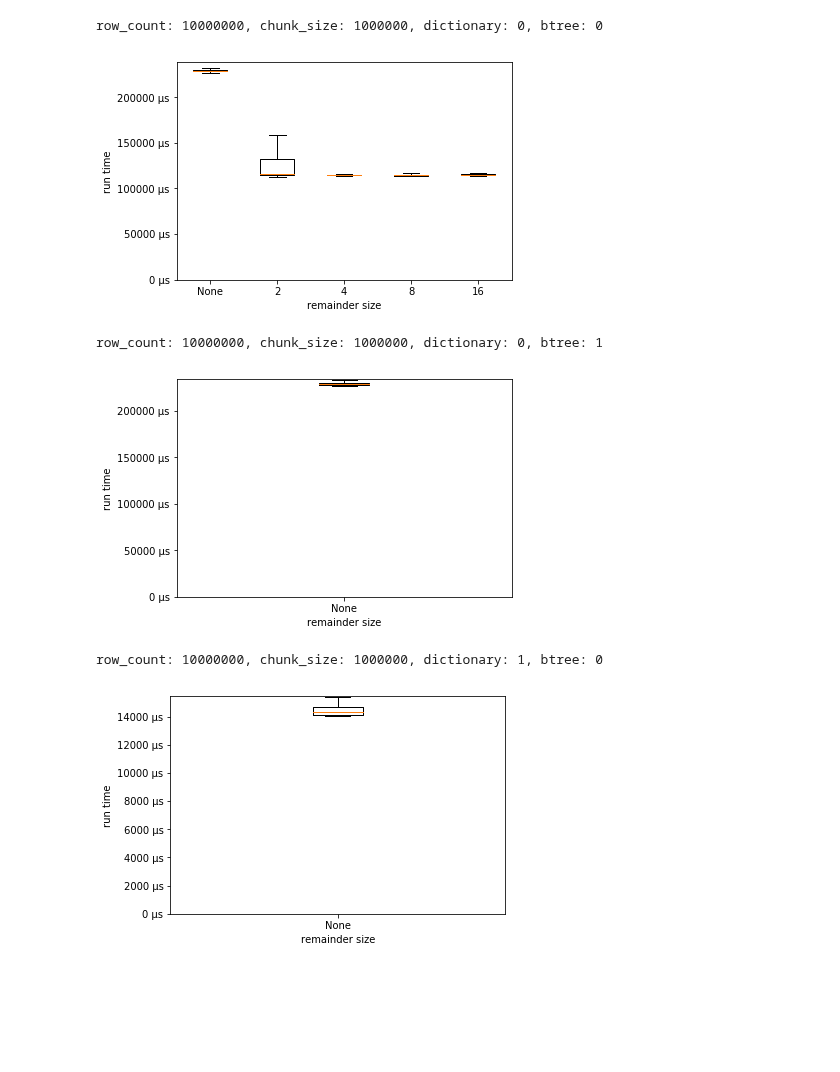
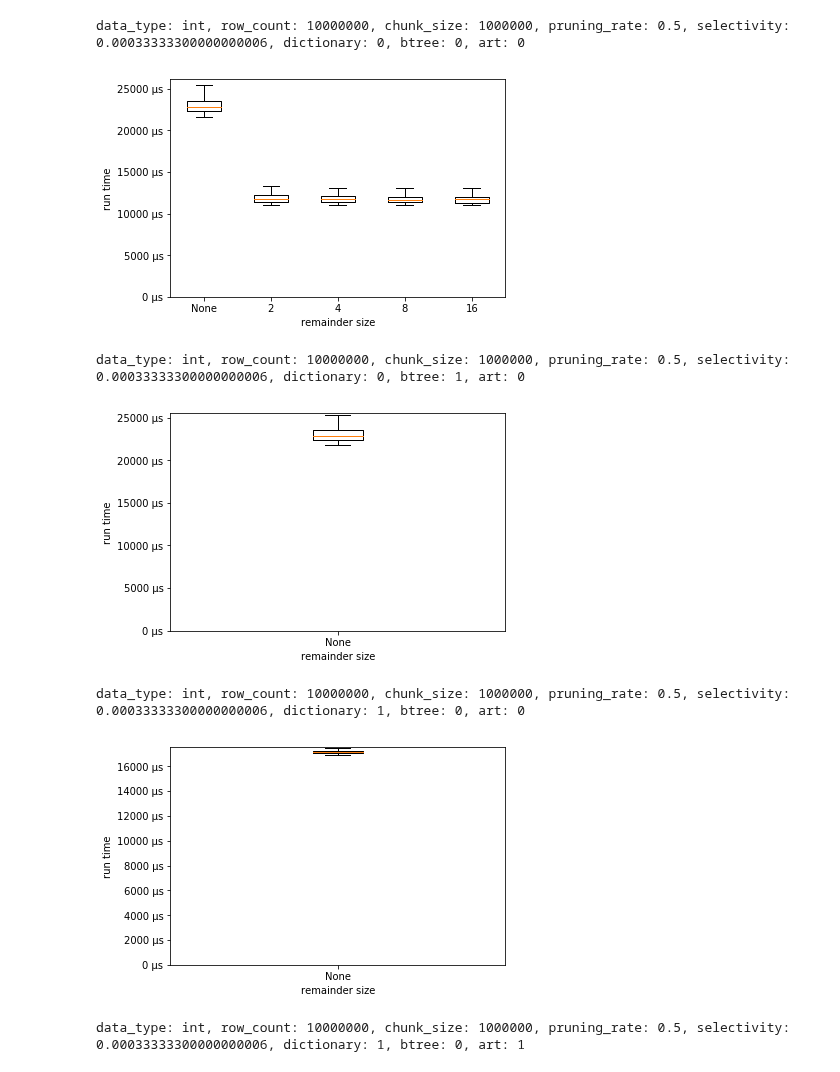
Before and after one commit to ArneMayer/MasterarbeitJupyter, a Jupyter notebook: cqf_vs_std.ipynb, the cells around one changed output. Cells and saved outputs as stored; diff of their text form; code cells hidden in the pictures; blank space fills up the shorter version.

```diff
--- a/cqf_vs_std.ipynb
+++ b/cqf_vs_std.ipynb
@@ -38,39 +54,55 @@ remainder_size_column = column_ids["remainder_size"]
 dictionary_column = column_ids["dictionary"]
 btree_column = column_ids["btree"]
 art_column = column_ids["art"]
 run_time_column = column_ids["run_time"]
 
+value_column_data = []
+filter_data = []
+dictionary_data = []
+art_data = []
+
 data = pd.read_csv('benchmark_results.csv', header=None)
 grouped_data = data.groupby([data_type_column, row_count_column, chunk_size_column, pruning_rate_column,
                              selectivity_column, dictionary_column, btree_column, art_column])
 for group_info in list(grouped_data.groups):
     data_type = group_info[0]
     row_count = group_info[1]
     chunk_size = group_info[2]
     pruning_rate = group_info[3]
-    selectivit y = group_info[4]
+    selectivity = group_info[4]
     dictionary = group_info[5]
     btree = group_info[6]
     art = group_info[7]
     print("data_type: "      + str(data_type) +
           ", row_count: "    + str(row_count) +
           ", chunk_size: "   + str(chunk_size) +
           ", pruning_rate: " + str(pruning_rate) +
           ", selectivity: "  + str(selectivity) +
           ", dictionary: "   + str(dictionary) +
           ", btree: "        + str(btree) +
-          ", art: "          + str(art)
+          ", art: "          + str(art))
     group = grouped_data.get_group(group_info)
     sub_groups = group.groupby([remainder_size_column])
     run_time_data = []
     for remainder_size in list(sub_groups.groups):
         sub_group = sub_groups.get_group(remainder_size)
-        run_time_data.append(sub_group[run_time_column])
+        data = sub_group[run_time_column]
+        run_time_data.append(data)
+        if art == 1:
+            art_data = data
+        if dictionary == 1 and art == 0:
+            dictionary_data = data
+        if remainder_size == 4:
+            filter_data = data
+        if remainder_size == 0 and art == 0 and dictionary == 0 and btree == 0:
+            value_column_data = data
     show_boxplot(run_time_data)
+big_plot(value_column_data, filter_data, dictionary_data, art_data)
 # %% [output]
-row_count: 10000000, chunk_size: 1000000, dictionary: 0, btree: 0
+data_type: int, row_count: 10000000, chunk_size: 1000000, pruning_rate: 0.5, selectivity: 0.00033333300000000006, dictionary: 0, btree: 0, art: 0
-[figure, old version]
+[figure, new version]
-row_count: 10000000, chunk_size: 1000000, dictionary: 0, btree: 1
+data_type: int, row_count: 10000000, chunk_size: 1000000, pruning_rate: 0.5, selectivity: 0.00033333300000000006, dictionary: 0, btree: 1, art: 0
-[figure, old version]
+[figure, new version]
-row_count: 10000000, chunk_size: 1000000, dictionary: 1, btree: 0
+data_type: int, row_count: 10000000, chunk_size: 1000000, pruning_rate: 0.5, selectivity: 0.00033333300000000006, dictionary: 1, btree: 0, art: 0
-[figure, old version]
+[figure, new version]
+data_type: int, row_count: 10000000, chunk_size: 1000000, pruning_rate: 0.5, selectivity: 0.00033333300000000006, dictionary: 1, btree: 0, art: 1
```
Also changed, not shown: parts of 2 cells of this notebook.
